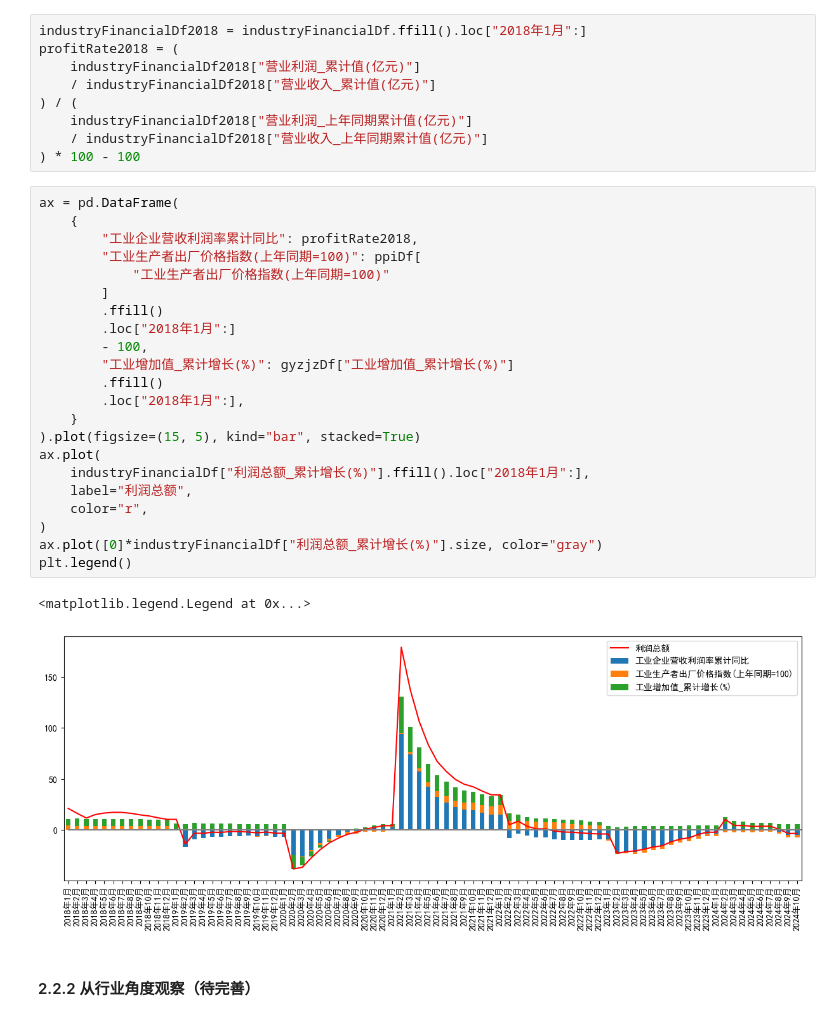
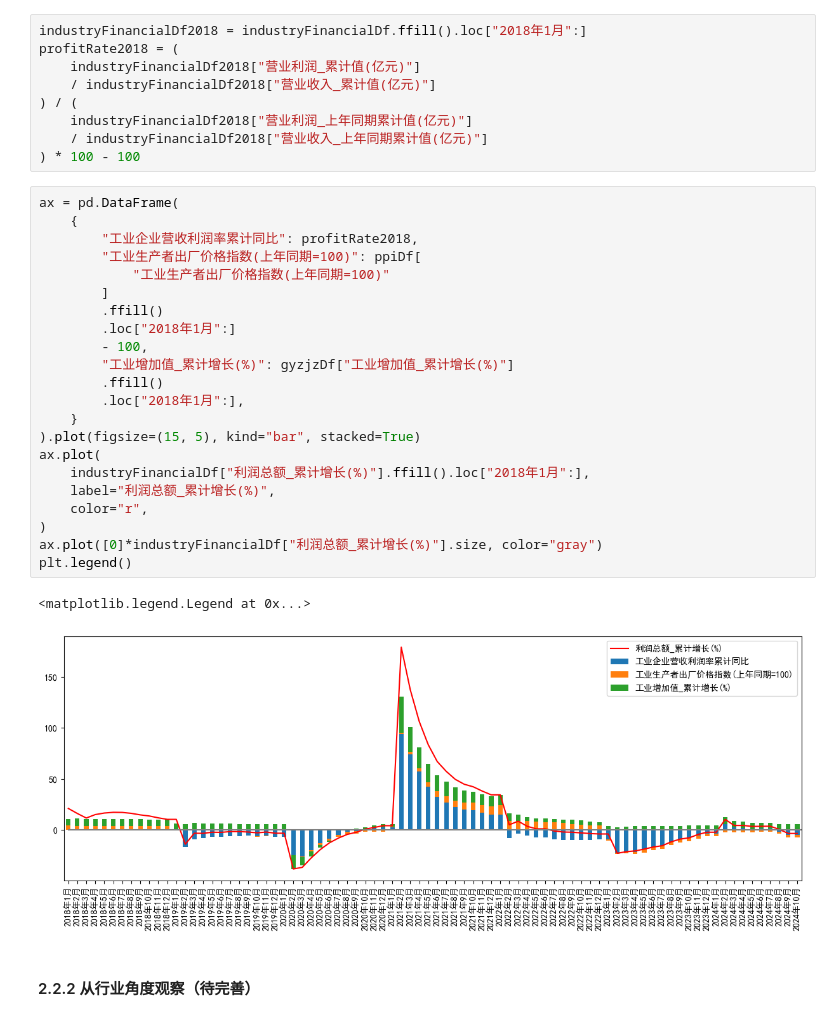
Before and after one commit to kampfer/various-data, a Jupyter notebook: src/researches/jupyter/宏观经济数据分析手册/工业企业财务数据.ipynb, the cells around one changed output. Saved outputs shown, nothing was run; the diff lists cells and outputs as text.

```diff
--- a/src/researches/jupyter/宏观经济数据分析手册/工业企业财务数据.ipynb
+++ b/src/researches/jupyter/宏观经济数据分析手册/工业企业财务数据.ipynb
@@ -101,28 +98,28 @@ profitRate2018 = (
 # %%
 ax = pd.DataFrame(
     {
         "工业企业营收利润率累计同比": profitRate2018,
         "工业生产者出厂价格指数(上年同期=100)": ppiDf[
             "工业生产者出厂价格指数(上年同期=100)"
         ]
         .ffill()
         .loc["2018年1月":]
         - 100,
         "工业增加值_累计增长(%)": gyzjzDf["工业增加值_累计增长(%)"]
         .ffill()
         .loc["2018年1月":],
     }
 ).plot(figsize=(15, 5), kind="bar", stacked=True)
 ax.plot(
     industryFinancialDf["利润总额_累计增长(%)"].ffill().loc["2018年1月":],
-    label="利润总额",
+    label="利润总额_累计增长(%)",
     color="r",
 )
 ax.plot([0]*industryFinancialDf["利润总额_累计增长(%)"].size, color="gray")
 plt.legend()
 # %% [output]
 <matplotlib.legend.Legend at 0x...>
-[figure, old version]
+[figure, new version]
 # %% [markdown]
 #### 2.2.2 从行业角度观察（待完善）
 # %%
```
Also changed, not shown: parts of 10 cells of this notebook.
